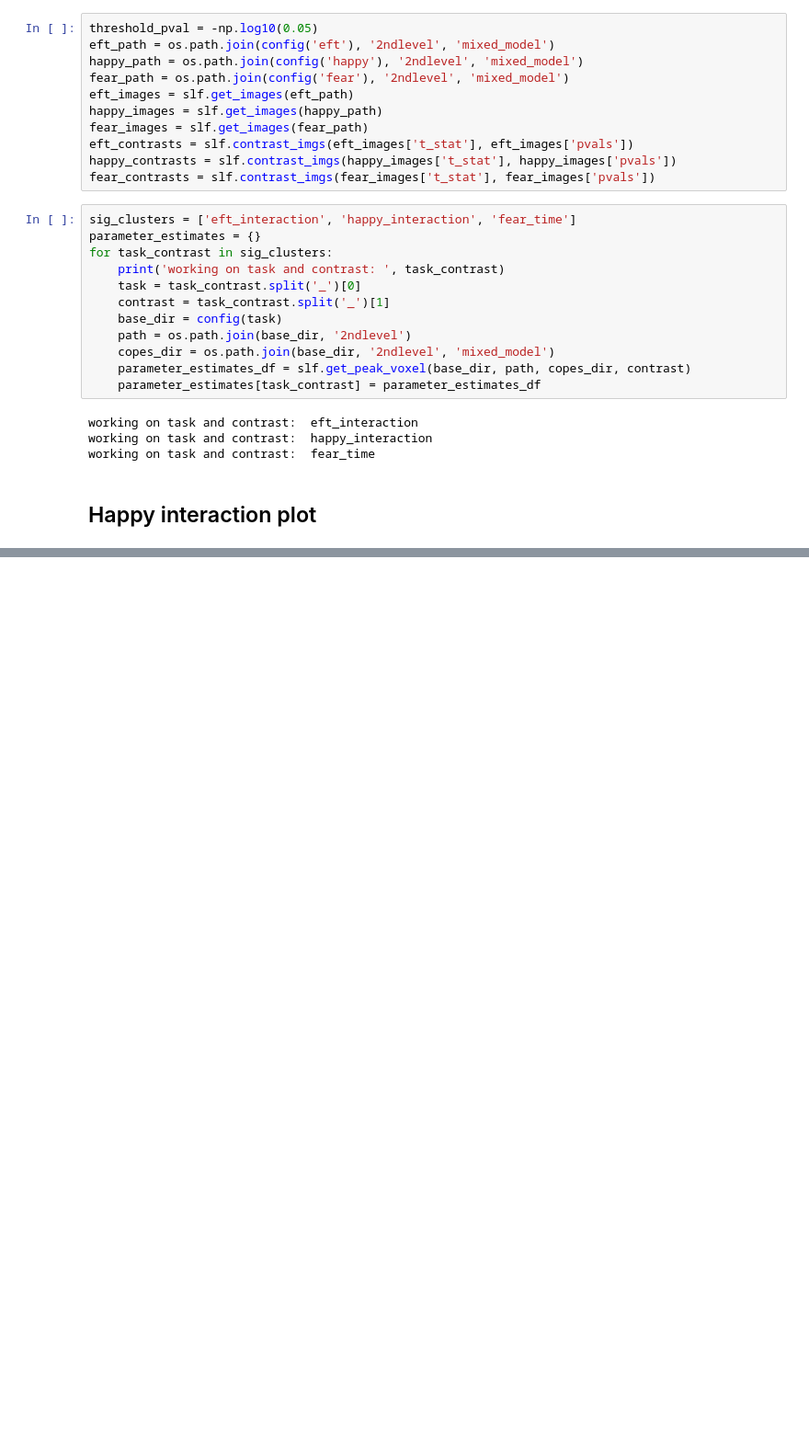
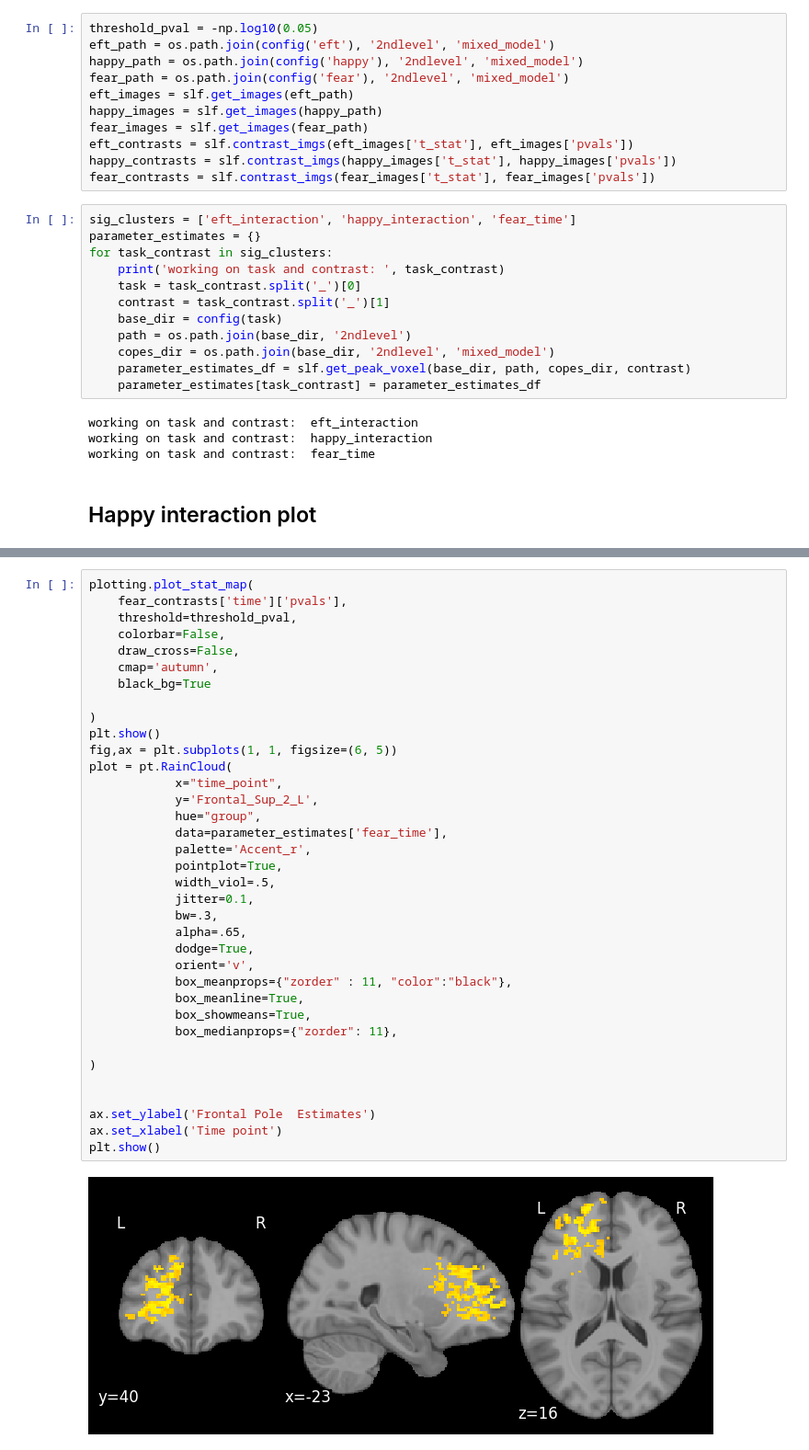
Before and after one commit to WMDA/socio-emotion-cognition, a Jupyter notebook: task_fmri/results/2ndlevel/pictures_for_papers.ipynb, the cells around one changed output, grey strips where cells are left out. Shown at 92% size. Drawn from its saved outputs; the diff is of its cells as text; blank space fills up the shorter version.

```diff
--- a/task_fmri/results/2ndlevel/pictures_for_papers.ipynb
+++ b/task_fmri/results/2ndlevel/pictures_for_papers.ipynb
@@ -81,0 +80,38 @@ AttributeError: module 'numpy' has no attribute 'bool'
+# %%
+plotting.plot_stat_map(
+    fear_contrasts['time']['pvals'],
+    threshold=threshold_pval,
+    colorbar=False,
+    draw_cross=False,
+    cmap='autumn',
+    black_bg=True
+
+)
+plt.show()
+fig,ax = plt.subplots(1, 1, figsize=(6, 5))
+plot = pt.RainCloud(
+            x="time_point",
+            y='Frontal_Sup_2_L',
+            hue="group",
+            data=parameter_estimates['fear_time'],
+            palette='Accent_r',
+            pointplot=True,
+            width_viol=.5,
+            jitter=0.1,
+            bw=.3,
+            alpha=.65,
+            dodge=True,
+            orient='v',
+            box_meanprops={"zorder" : 11, "color":"black"},
+            box_meanline=True,
+            box_showmeans=True,
+            box_medianprops={"zorder": 11},
+
+)
+
+
+ax.set_ylabel('Frontal Pole  Estimates')
+ax.set_xlabel('Time point')
+plt.show()
+# %% [output]
+[figure, added]
```
Also changed, not shown: parts of 3 cells of this notebook, 3 other files.
